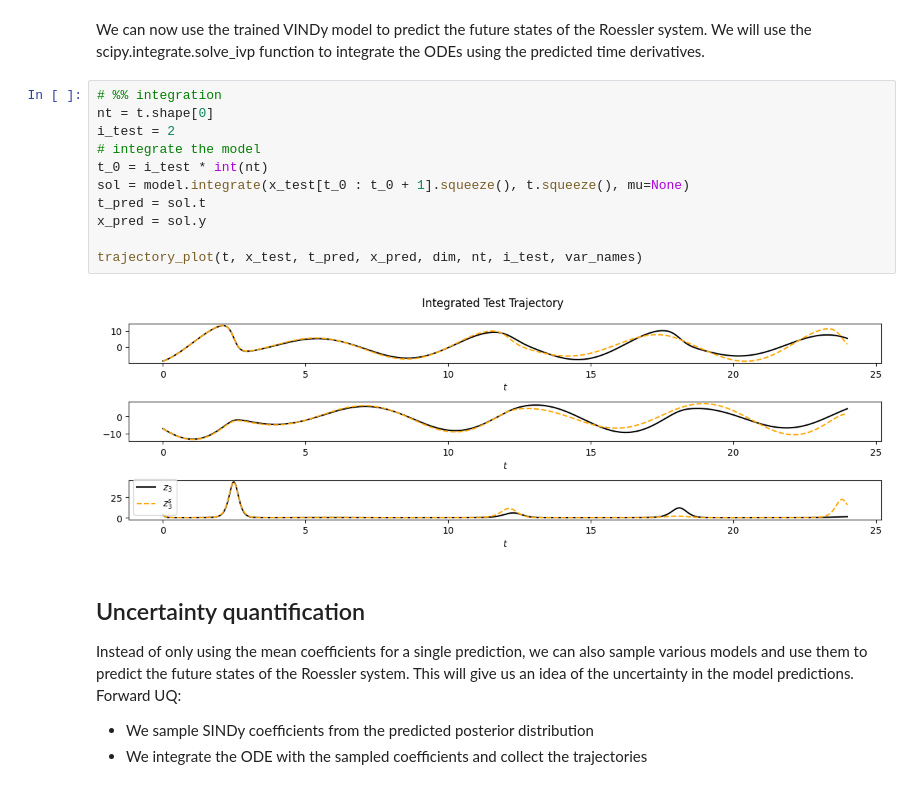
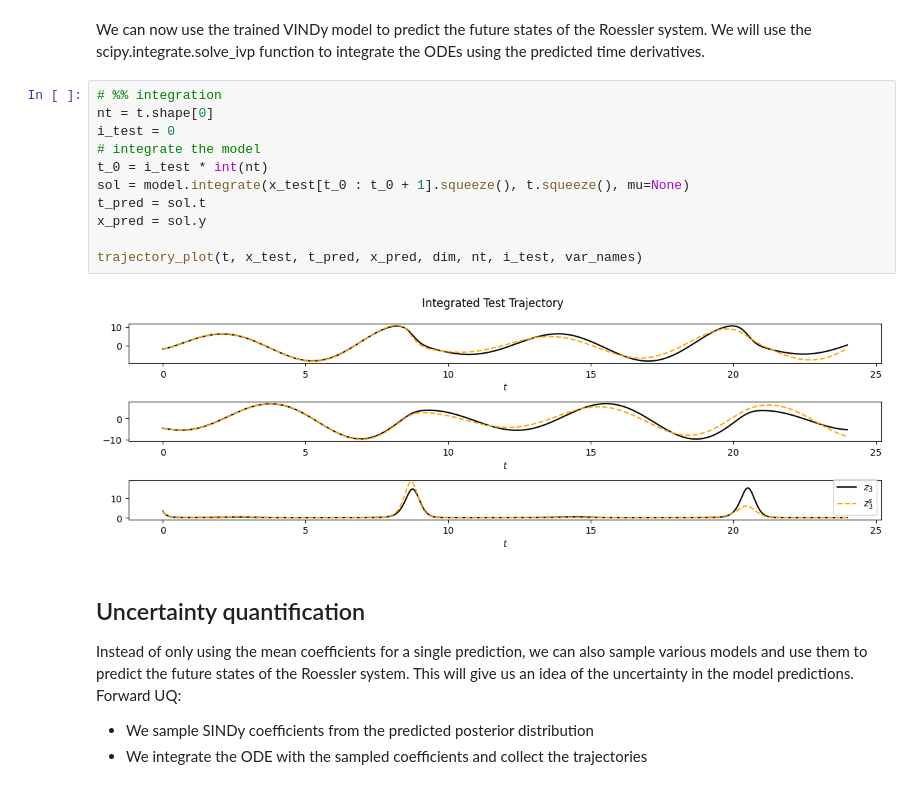
Before and after one commit to jkneifl/VENI-VINDy-VICI, a Jupyter notebook: examples/Roessler/Roessler.ipynb, the cells around one changed output. Cells and saved outputs as stored; diff of their text form.

```diff
--- a/examples/Roessler/Roessler.ipynb
+++ b/examples/Roessler/Roessler.ipynb
@@ -187,16 +187,16 @@ We can now use the trained VINDy model to predict the future states of the Roess
 # %%
 # %% integration
 nt = t.shape[0]
-i_test = 2
+i_test = 0
 # integrate the model
 t_0 = i_test * int(nt)
 sol = model.integrate(x_test[t_0 : t_0 + 1].squeeze(), t.squeeze(), mu=None)
 t_pred = sol.t
 x_pred = sol.y
 
 trajectory_plot(t, x_test, t_pred, x_pred, dim, nt, i_test, var_names)
 # %% [output]
-[figure, old version]
+[figure, new version]
 # %% [markdown]
 ## Uncertainty quantification
 Instead of only using the mean coefficients for a single prediction, we can also sample various models and use them to predict the future states of the Roessler system. This will give us an idea of the uncertainty in the model predictions.
```
Also changed, not shown: parts of 3 cells of this notebook.
